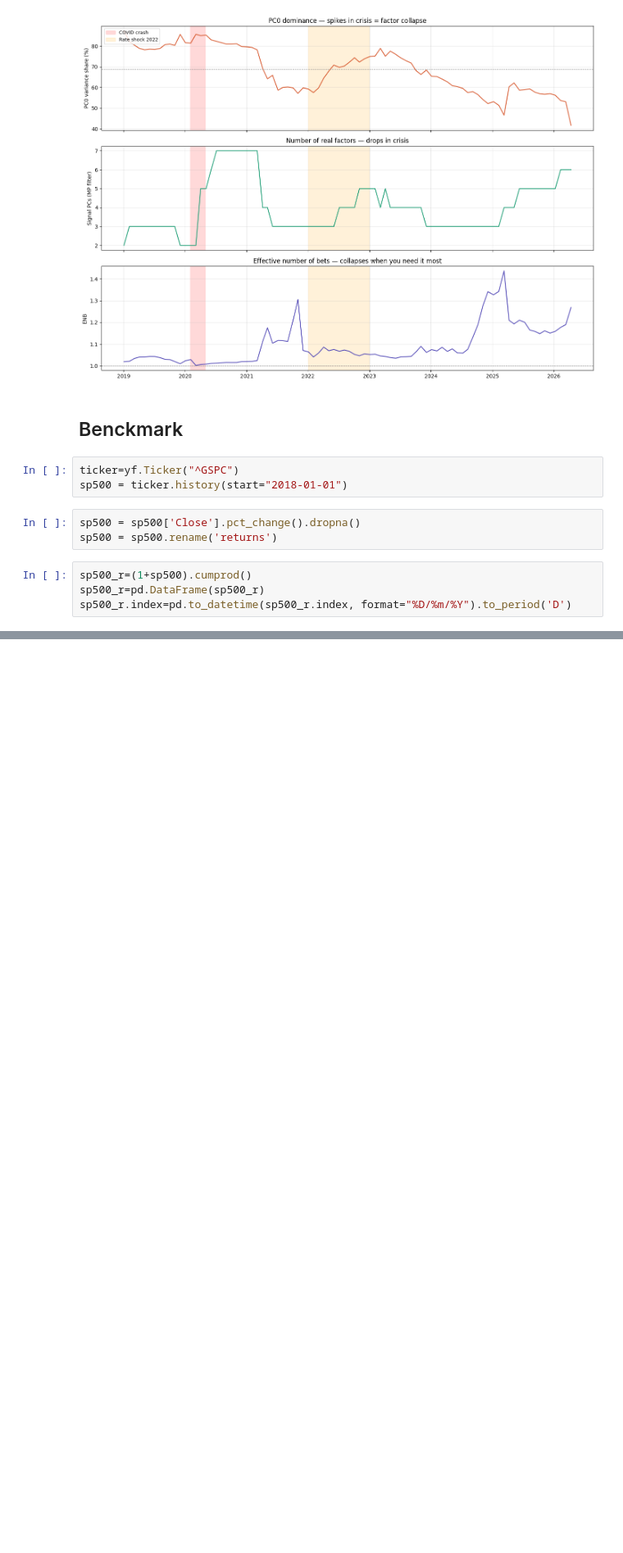
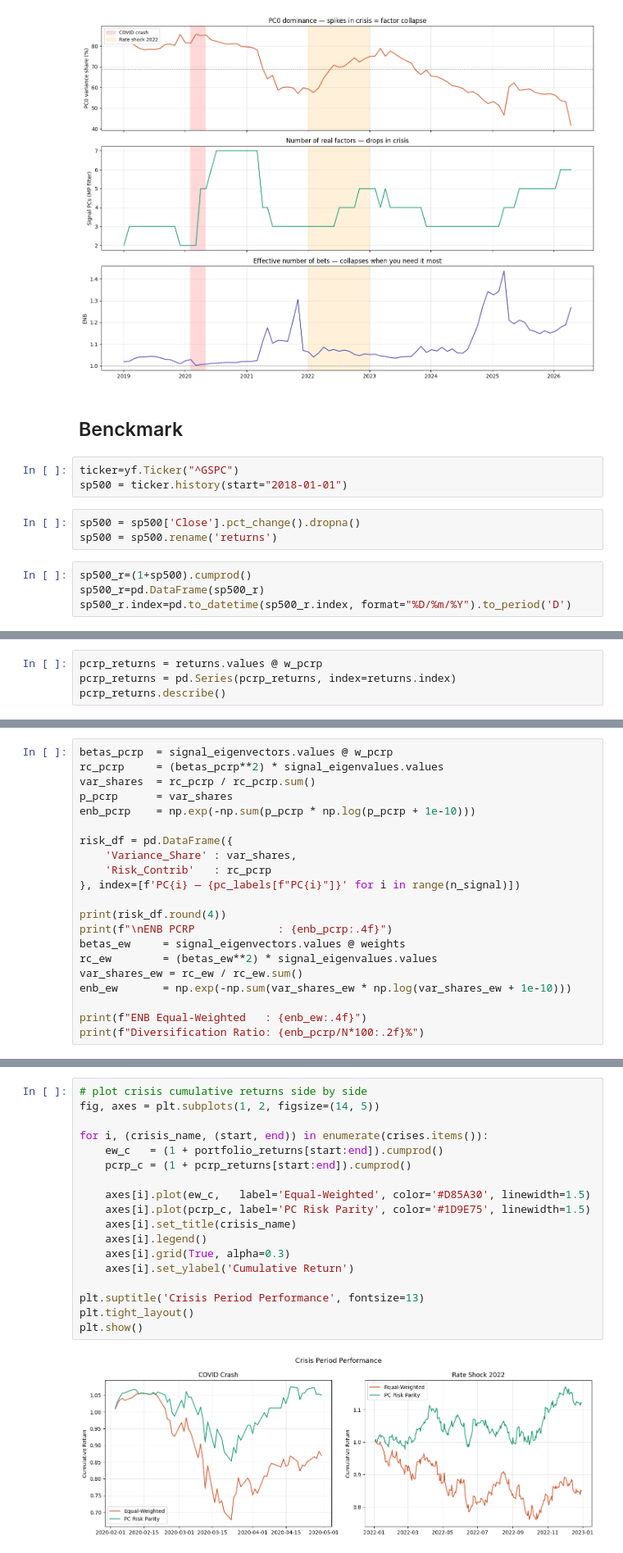
Before and after one commit to Salmanlm23/Finance-project-, a Jupyter notebook: Projet portfolio.ipynb, the cells around one changed output, grey strips where cells are left out. Shown at 82% size. Cells and saved outputs as stored; diff of their text form; blank space fills up the shorter version.

```diff
--- a/Projet portfolio.ipynb
+++ b/Projet portfolio.ipynb
@@ -484,0 +544,4 @@ np.float64(-0.12870177656358228)
+# %%
+pcrp_returns = returns.values @ w_pcrp
+pcrp_returns = pd.Series(pcrp_returns, index=returns.index)
+pcrp_returns.describe()
@@ -484,0 +597,21 @@ np.float64(-0.12870177656358228)
+# %%
+betas_pcrp  = signal_eigenvectors.values @ w_pcrp
+rc_pcrp     = (betas_pcrp**2) * signal_eigenvalues.values
+var_shares  = rc_pcrp / rc_pcrp.sum()
+p_pcrp      = var_shares
+enb_pcrp    = np.exp(-np.sum(p_pcrp * np.log(p_pcrp + 1e-10)))
+
+risk_df = pd.DataFrame({
+    'Variance_Share' : var_shares,
+    'Risk_Contrib'   : rc_pcrp
+}, index=[f'PC{i} — {pc_labels[f"PC{i}"]}' for i in range(n_signal)])
+
+print(risk_df.round(4))
+print(f"\nENB PCRP             : {enb_pcrp:.4f}")
+betas_ew     = signal_eigenvectors.values @ weights
+rc_ew        = (betas_ew**2) * signal_eigenvalues.values
+var_shares_ew = rc_ew / rc_ew.sum()
+enb_ew       = np.exp(-np.sum(var_shares_ew * np.log(var_shares_ew + 1e-10)))
+
+print(f"ENB Equal-Weighted   : {enb_ew:.4f}")
+print(f"Diversification Ratio: {enb_pcrp/N*100:.2f}%")
@@ -484,0 +796,20 @@ np.float64(-0.12870177656358228)
+# %%
+# plot crisis cumulative returns side by side
+fig, axes = plt.subplots(1, 2, figsize=(14, 5))
+
+for i, (crisis_name, (start, end)) in enumerate(crises.items()):
+    ew_c   = (1 + portfolio_returns[start:end]).cumprod()
+    pcrp_c = (1 + pcrp_returns[start:end]).cumprod()
+
+    axes[i].plot(ew_c,   label='Equal-Weighted', color='#D85A30', linewidth=1.5)
+    axes[i].plot(pcrp_c, label='PC Risk Parity', color='#1D9E75', linewidth=1.5)
+    axes[i].set_title(crisis_name)
+    axes[i].legend()
+    axes[i].grid(True, alpha=0.3)
+    axes[i].set_ylabel('Cumulative Return')
+
+plt.suptitle('Crisis Period Performance', fontsize=13)
+plt.tight_layout()
+plt.show()
+# %% [output]
+[figure, added]
```
Also changed, not shown: parts of 27 cells of this notebook.
